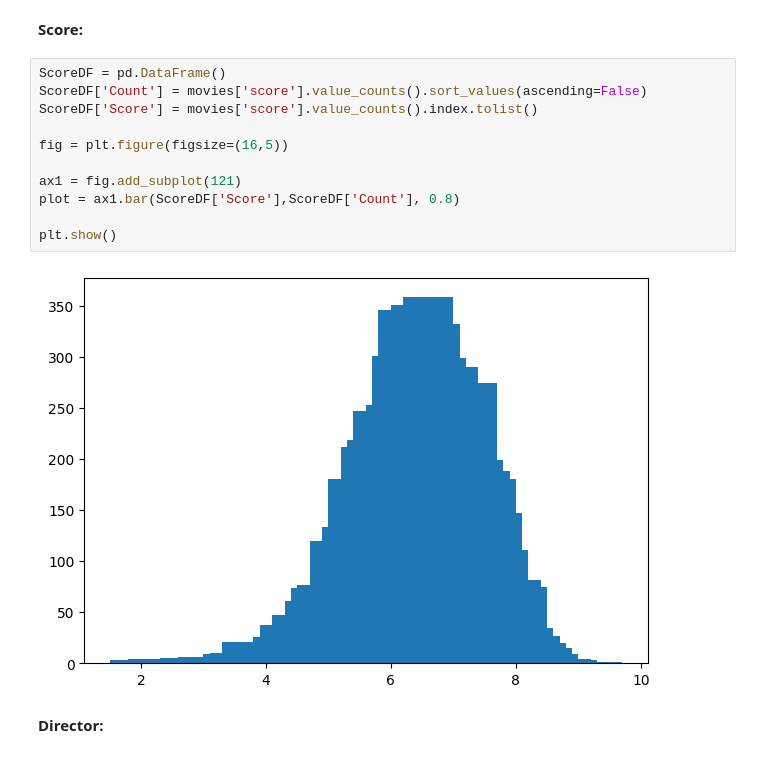
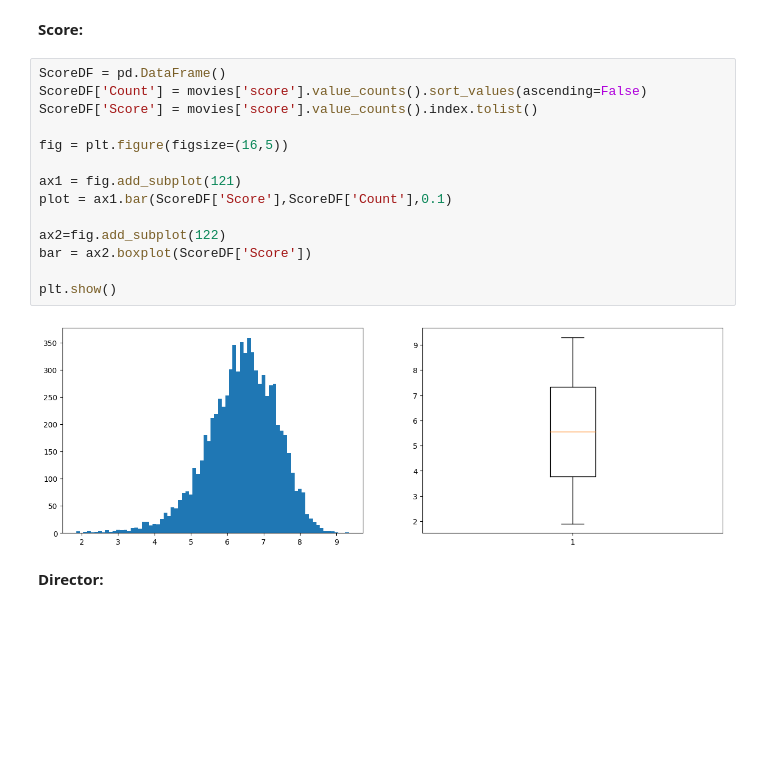
Before and after one commit to dchicasduena/COMP3400_Project, a Jupyter notebook: Project.ipynb, the cells around one changed output. Cells and saved outputs as stored; diff of their text form; blank space fills up the shorter version.

```diff
--- a/Project.ipynb
+++ b/Project.ipynb
@@ -154,16 +183,19 @@ YearsPlot = movies['year'].value_counts().plot.bar()
 # %%
 ScoreDF = pd.DataFrame()
 ScoreDF['Count'] = movies['score'].value_counts().sort_values(ascending=False)
 ScoreDF['Score'] = movies['score'].value_counts().index.tolist()
 
 fig = plt.figure(figsize=(16,5))
 
 ax1 = fig.add_subplot(121)
-plot = ax1.bar(ScoreDF['Score'],ScoreDF['Count'], 0.8)
+plot = ax1.bar(ScoreDF['Score'],ScoreDF['Count'],0.1)
+
+ax2=fig.add_subplot(122)
+bar = ax2.boxplot(ScoreDF['Score'])
 
 plt.show()
 # %% [output]
-[figure, old version]
+[figure, new version]
 # %% [markdown]
 **Director:**
 # %%
```
Also changed, not shown: parts of 6 cells of this notebook.
